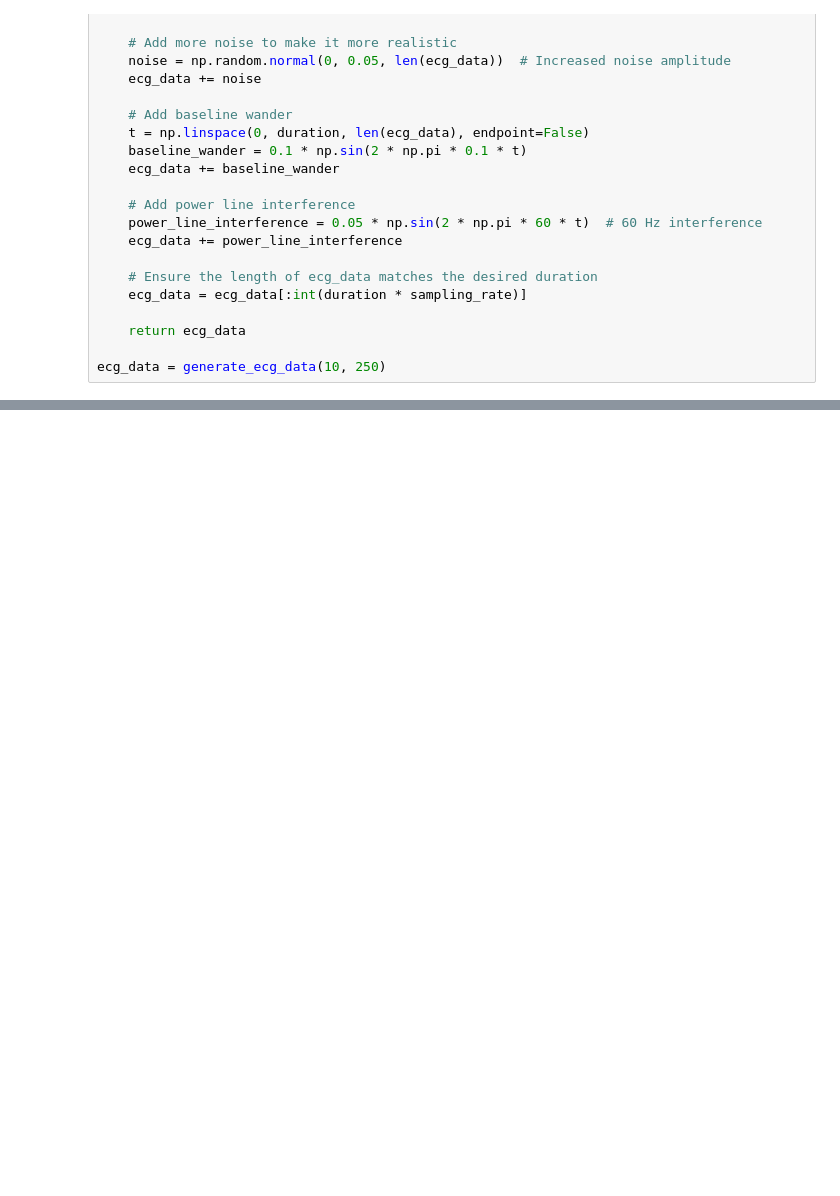
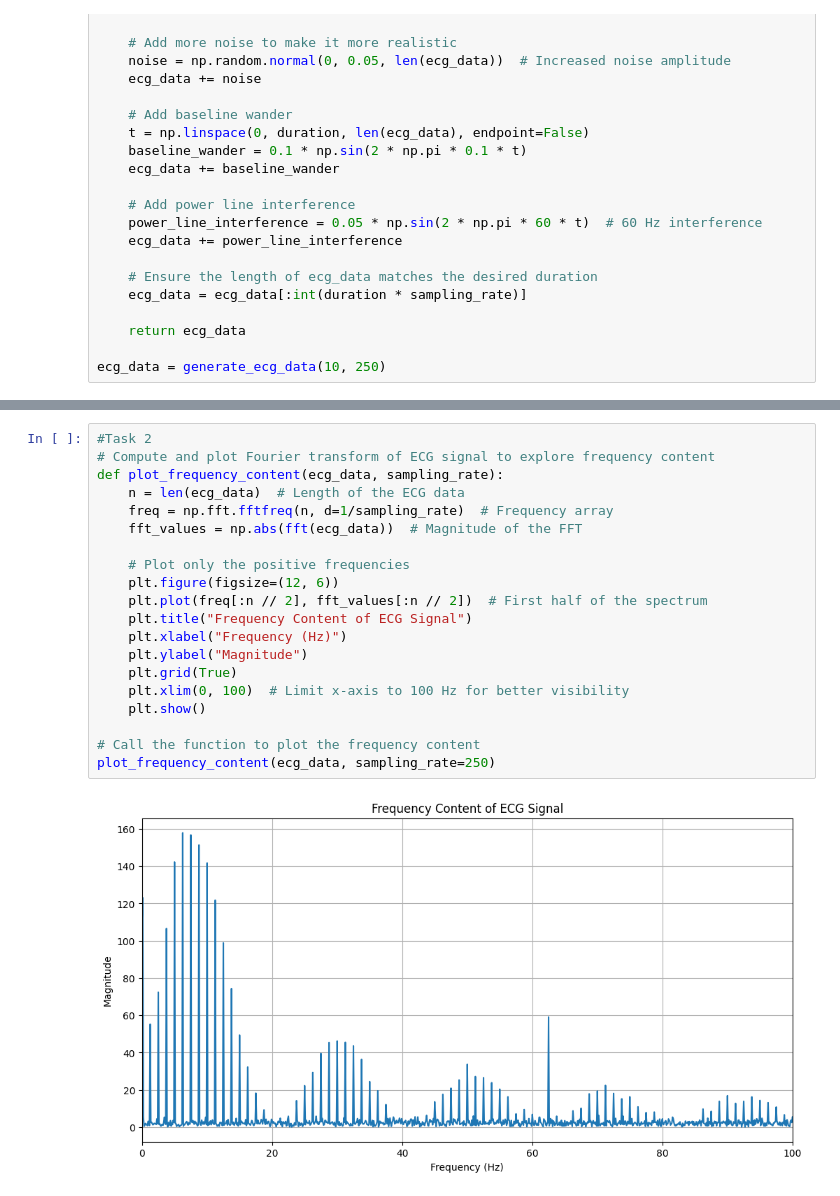
Before and after one commit to lia-ang/BME3053C-Spring-2025, a Jupyter notebook: lessons-solved/homework/HW7_ALiang.ipynb, the cells around one changed output, grey strips where cells are left out. Cells and saved outputs as stored; diff of their text form; blank space fills up the shorter version.

```diff
--- a/lessons-solved/homework/HW7_ALiang.ipynb
+++ b/lessons-solved/homework/HW7_ALiang.ipynb
@@ -116,0 +123,22 @@ plt.show()
+# %%
+#Task 2
+# Compute and plot Fourier transform of ECG signal to explore frequency content
+def plot_frequency_content(ecg_data, sampling_rate):
+    n = len(ecg_data)  # Length of the ECG data
+    freq = np.fft.fftfreq(n, d=1/sampling_rate)  # Frequency array
+    fft_values = np.abs(fft(ecg_data))  # Magnitude of the FFT
+
+    # Plot only the positive frequencies
+    plt.figure(figsize=(12, 6))
+    plt.plot(freq[:n // 2], fft_values[:n // 2])  # First half of the spectrum
+    plt.title("Frequency Content of ECG Signal")
+    plt.xlabel("Frequency (Hz)")
+    plt.ylabel("Magnitude")
+    plt.grid(True)
+    plt.xlim(0, 100)  # Limit x-axis to 100 Hz for better visibility
+    plt.show()
+
+# Call the function to plot the frequency content
+plot_frequency_content(ecg_data, sampling_rate=250)
+# %% [output]
+[figure, added]
```
Also changed, not shown: parts of 5 cells of this notebook.
